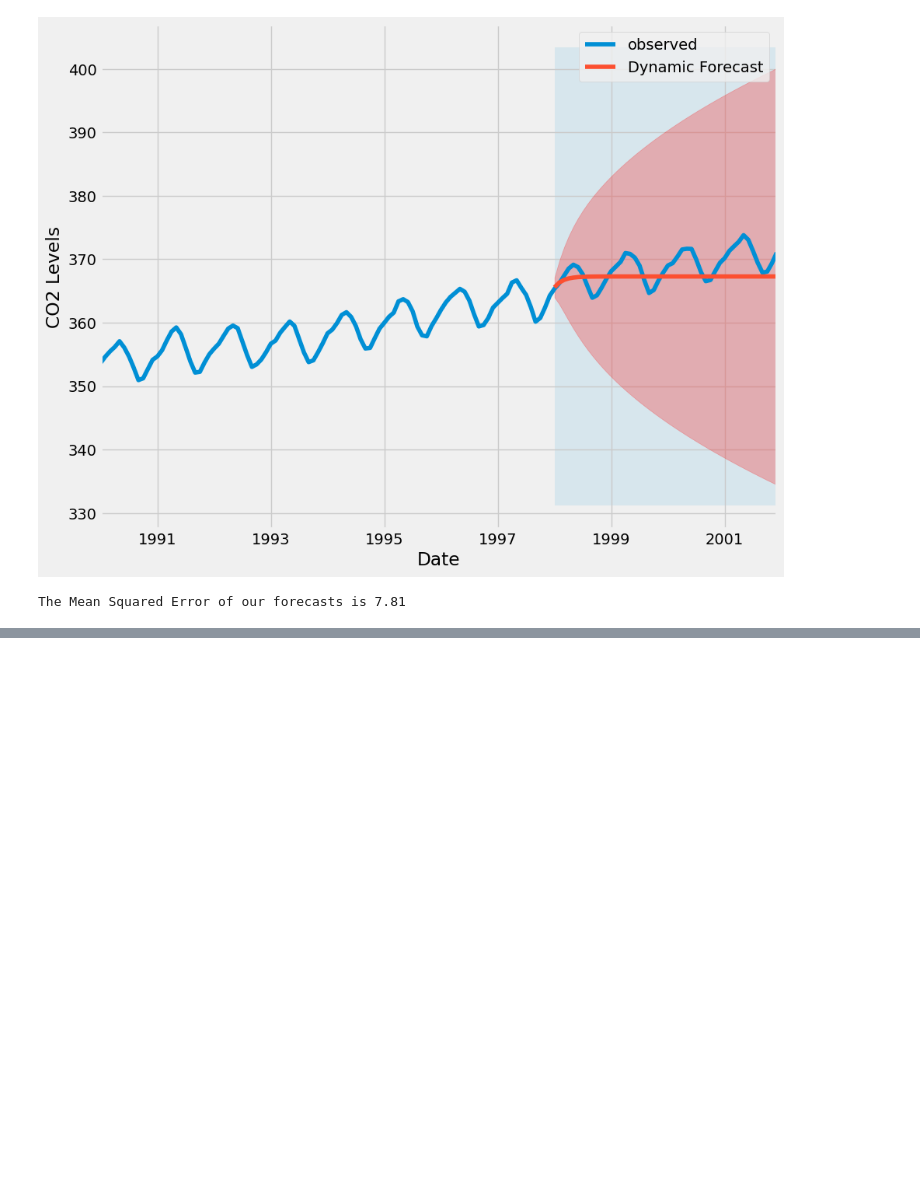
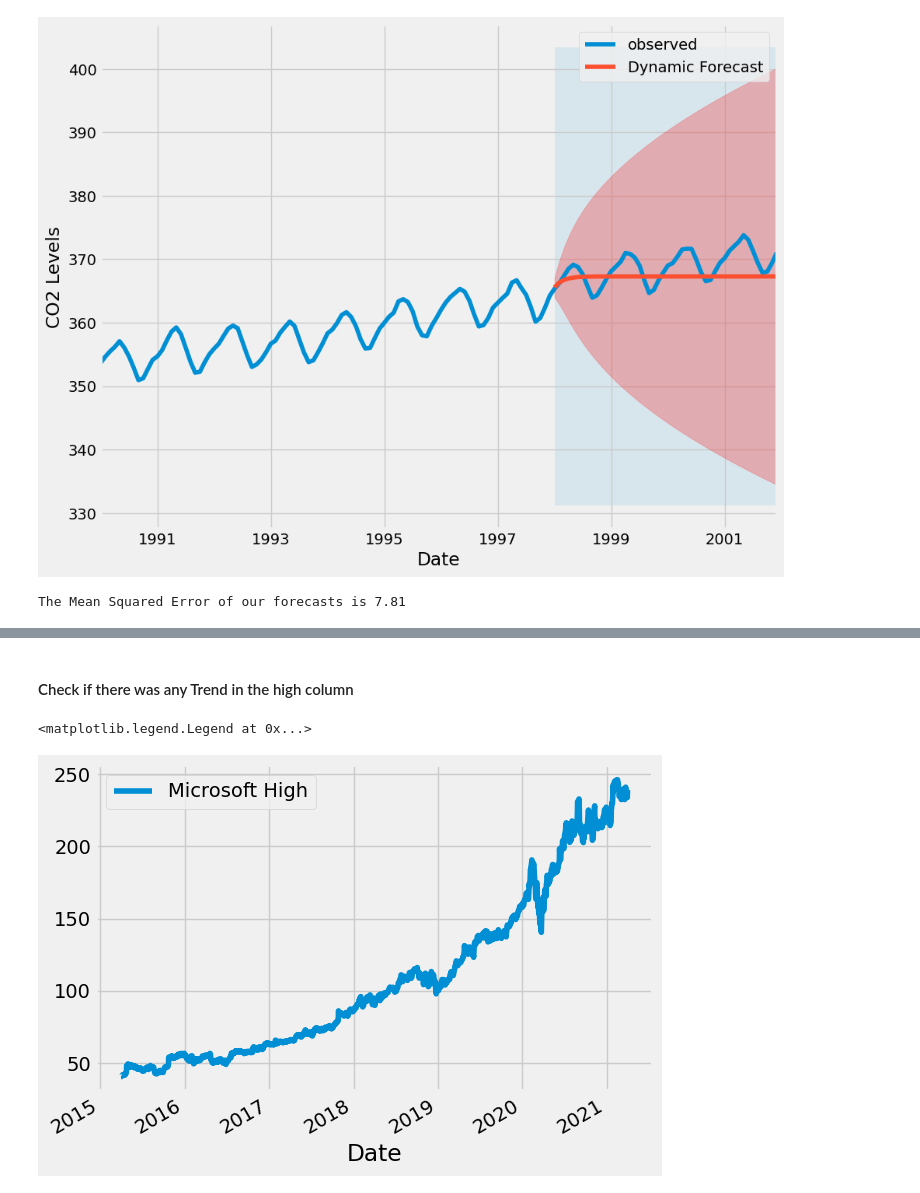
Before and after one commit to YC0429/Time_Series_Proj, a Jupyter notebook: Time_Series_workplace.ipynb, the cells around one changed output, grey strips where cells are left out. Drawn from its saved outputs; the diff is of its cells as text; code cells hidden in the pictures; blank space fills up the shorter version.

```diff
--- a/Time_Series_workplace.ipynb
+++ b/Time_Series_workplace.ipynb
@@ -456,0 +564,8 @@ The Mean Squared Error of our forecasts is 7.81
+# %% [markdown]
+#### Check if there was any Trend in the high column
+# %%
+TS_df.High.plot()
+plt.legend(['Microsoft High'])
+# %% [output]
+<matplotlib.legend.Legend at 0x...>
+[figure, added]
```
Also changed, not shown: parts of 43 cells of this notebook.
